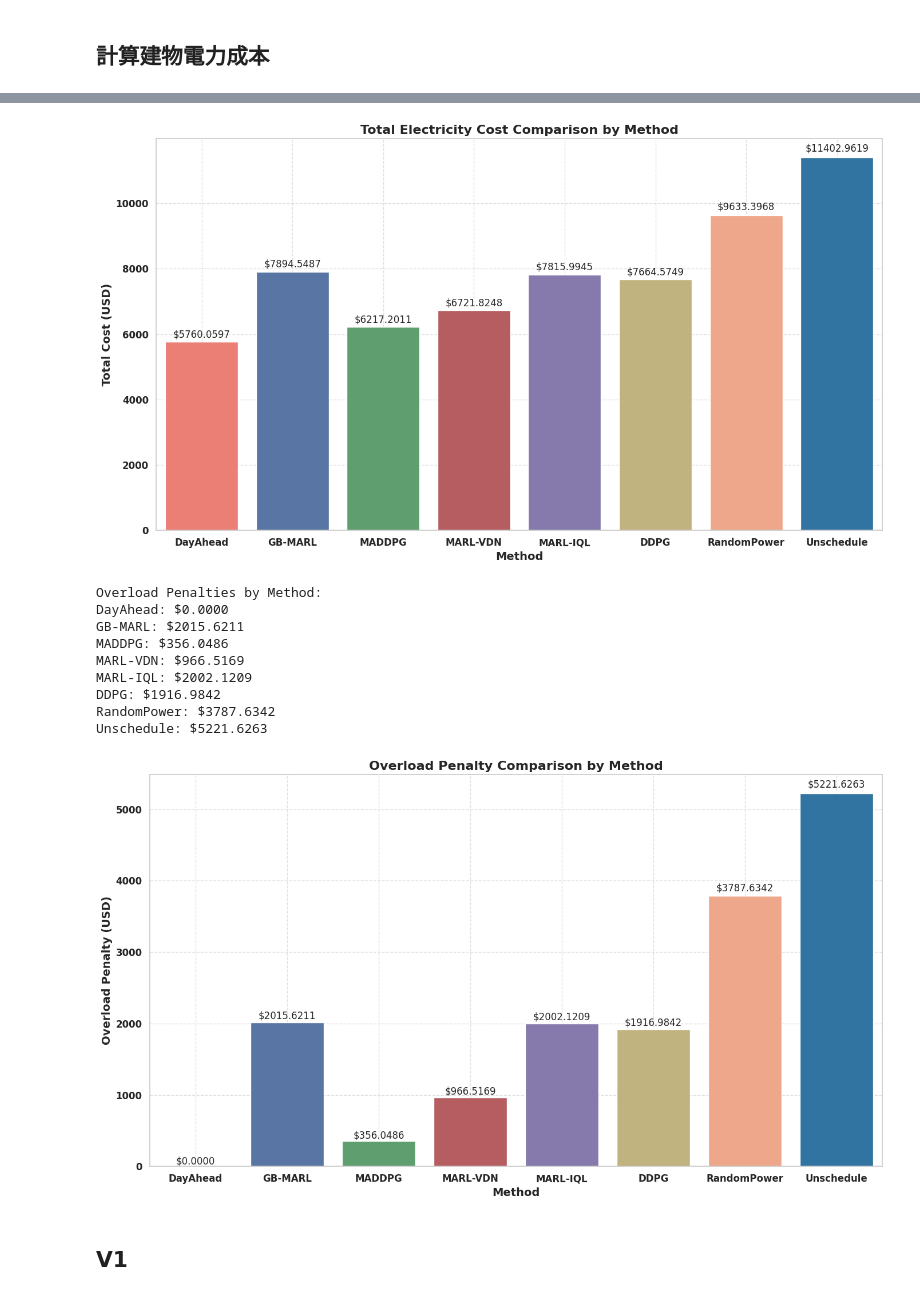
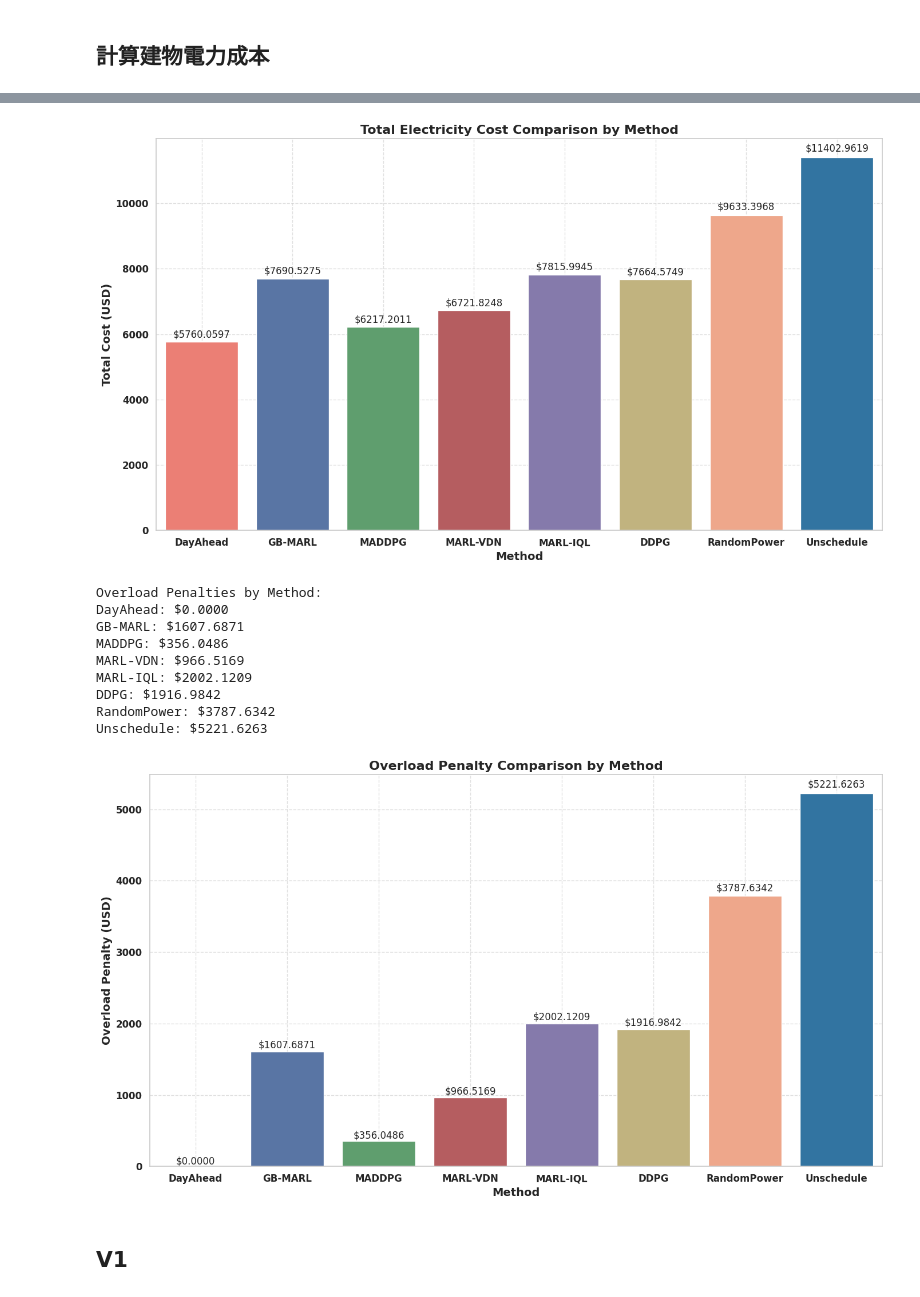
Before and after one commit to carlwang49/MY_WORK, a Jupyter notebook: Evaluation-old.ipynb, the cells around one changed output, grey strips where cells are left out. Drawn from its saved outputs; the diff is of its cells as text; code cells hidden in the pictures.

```diff
--- a/Evaluation-old.ipynb
+++ b/Evaluation-old.ipynb
@@ -197,7 +197,7 @@ charging_file = '/charging_records.csv'
 
 
 DayAhead_dir = './Result/DayAhead_09-01_09-30_num20_sim_v1/3'
-GB_MARL_dir = './Result/GB-MARL-v2_alpha0.5_beta0.1_num10_s0/11'
+GB_MARL_dir = './Result/GB-MARL-v2_alpha0.5_beta0.1_num20_s0/11'
 MADDPG_dir = './Results/MADDPG_07-01_09-01_10_sim_v0/11'
 VDN_dir = './Result/VDN-MARL_alpha0.5_beta0.1_num20_sim_v1/1'
 IQL_dir = './Result/IQL-MARL_07-01_09-01_20_sim_v1/1'
@@ -320,20 +320,20 @@ GB-MARL: $7894.5487
 MADDPG: $6217.2011
 MARL-VDN: $6721.8248
 MARL-IQL: $7815.9945
 DDPG: $7664.5749
 RandomPower: $9633.3968
 Unschedule: $11402.9619
-[figure, old version]
+[figure, new version]
 Overload Penalties by Method:
 DayAhead: $0.0000
-GB-MARL: $2015.6211
+GB-MARL: $1607.6871
 MADDPG: $356.0486
 MARL-VDN: $966.5169
 MARL-IQL: $2002.1209
 DDPG: $1916.9842
 RandomPower: $3787.6342
 Unschedule: $5221.6263
-[figure, old version]
+[figure, new version]
 # %% [markdown]
 ## V1
 # %%
```
Also changed, not shown: parts of 7 cells of this notebook, 1 other file.
